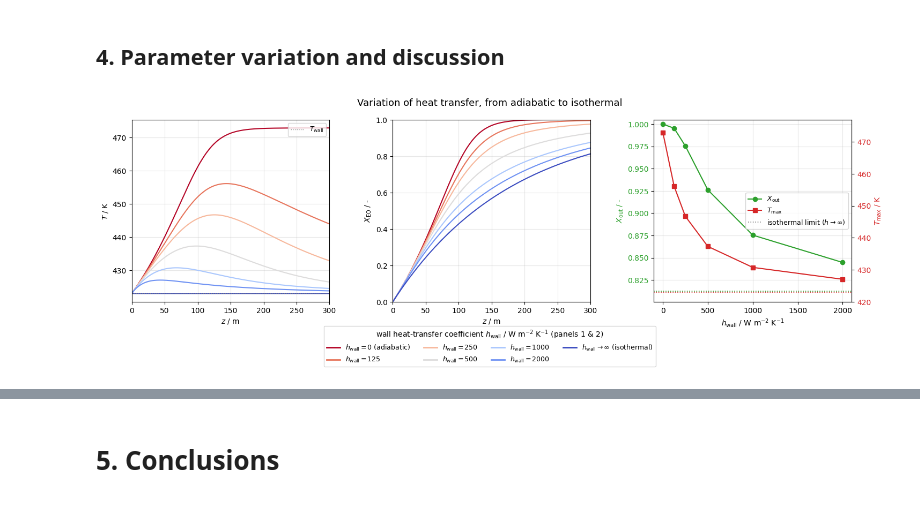
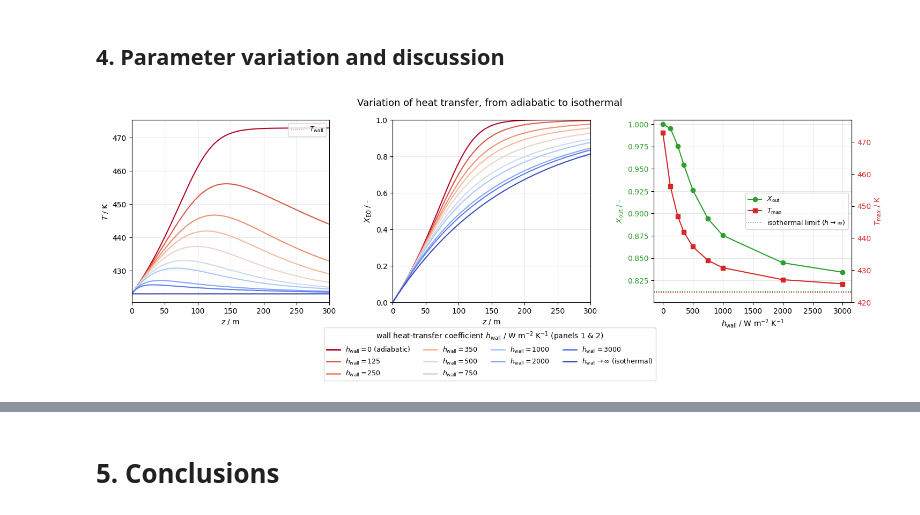
Before and after one commit to PeterSchoenung/CRE3-Assignment-3, a Jupyter notebook: CRT_3_assignment_3_26_Group_5.ipynb, the cells around one changed output, grey strips where cells are left out. Drawn from its saved outputs; the diff is of its cells as text; code cells hidden in the pictures.

Commit message:
Did Parameter Variation

```diff
--- a/CRT_3_assignment_3_26_Group_5.ipynb
+++ b/CRT_3_assignment_3_26_Group_5.ipynb
@@ -188,7 +188,7 @@ def kinetics(T, c_EO):
     return r
 
 
-def PFTR(z, f):
+def PFTR(z, f, h_value = h_W):
     """RHS of the steady-state PFTR ODE system in the axial coordinate z.
 
     State vector f = [c_EO, c_EG, T].
@@ -201,7 +201,7 @@ def PFTR(z, f):
 
     dc_EO_dz = -r / u                        # EO consumed        [mol m^-4]
     dc_EG_dz = +r / u                        # EG formed          [mol m^-4]
-    dT_dz = (-r * dH_R - h_W * (4.0 / d_R) * (T - T_wall)) / (rho * c_p * u)  # [K m^-1]
+    dT_dz = ((-r * dH_R) - (h_value * (4.0 / d_R) * (T - T_wall))) / (rho * c_p * u)  # [K m^-1]
 
     return [dc_EO_dz, dc_EG_dz, dT_dz]
 # %%
@@ -508,8 +509,8 @@ Verification 4 - convergence & solver independence
 #                   inf -> isothermal  (temperature pinned at T_in)
 # Any positive finite value is a polytropic case with that h_wall.
 # The plotting cell adapts automatically to ANY number of cases.
-h_wall_values = [0.0, 125.0, 250.0, 500.0, 1000.0, 2000.0, np.inf]   # [W m^-2 K^-1]
-# h_wall_values = [0.0, 125.0, 250.0, 350.0, 500.0, 750.0, 1000.0, 2000.0, 3000.0, np.inf]   # [W m^-2 K^-1]
+# h_wall_values = [0.0, 125.0, 250.0, 500.0, 1000.0, 2000.0, np.inf]   # [W m^-2 K^-1]
+h_wall_values = [0.0, 125.0, 250.0, 350.0, 500.0, 750.0, 1000.0, 2000.0, 3000.0, np.inf]   # [W m^-2 K^-1]
 
 # Shared axial output grid (same x-axis sampling for every case)
 z_eval = np.linspace(0.0, L, 3001)
@@ -524,21 +525,13 @@ def solve_case(h_wall_value):
     """
     if np.isinf(h_wall_value):
         # isothermal: u dc_EO/dz = -k(T_in) c_EO,  T = T_in = const.
-        sol = integ.solve_ivp(lambda z, c: [-kinetics(T_in, c[0]) / u],
-                              (0.0, L), [c_EO_in],
-                              method="LSODA", t_eval=z_eval, rtol=1e-8, atol=1e-8)
+        sol = integ.solve_ivp(lambda z, c: [-kinetics(T_in, c[0]) / u], (0.0, L), [c_EO_in], method="LSODA", t_eval=z_eval, rtol=1e-8, atol=1e-8)
         c_EO = sol.y[0]
         c_EG = c_EO_in - c_EO                 # from the 1:1 mass balance
         T = np.full_like(z_eval, T_in)        # temperature stays constant
     else:
         # polytropic / adiabatic: full system with the given h_wall
-        def rhs(z, f):
-            c_EO, c_EG, T = f
-            r = kinetics(T, c_EO)
-            dT_dz = (-r * dH_R - h_wall_value * (4.0 / d_R) * (T - T_wall)) / (rho * c_p * u)
-            return [-r / u, +r / u, dT_dz]
-        sol = integ.solve_ivp(rhs, (0.0, L), [c_EO_in, 0.0, T_in],
-                             method="LSODA", t_eval=z_eval, rtol=1e-8, atol=1e-8)
+        sol = integ.solve_ivp(PFTR, (0.0, L), [c_EO_in, 0.0, T_in], method="LSODA", t_eval=z_eval, rtol=1e-8, atol=1e-8, args = (h_wall_value,))
         c_EO, c_EG, T = sol.y
 
     X_EO = 1.0 - c_EO / c_EO_in
@@ -594,34 +587,35 @@ h_fin = np.array(h_fin)[order]; X_out = np.array(X_out)[order]; T_max = np.array
 
 ax3b = ax3.twinx()                                # second y-axis (temperature)
 l1, = ax3.plot(h_fin, X_out, "o-", color="tab:green", label=r"$X_\mathrm{out}$")
 l2, = ax3b.plot(h_fin, T_max, "s-", color="tab:red", label=r"$T_\mathrm{max}$")
 handles = [l1, l2]
 
 if X_iso is not None:                             # draw isothermal limits if present
     ax3.axhline(X_iso, color="tab:green", ls=":", lw=1.2)
     ax3b.axhline(T_iso, color="tab:red", ls=":", lw=1.2)
     ax3.set_ylim(X_iso - 0.012, 1.005)
     ax3b.set_ylim(T_iso - 3, T_max.max() + 4)
-    handles.append(Line2D([0], [0], color="gray", ls=":", lw=1.2,
-                          label=r"isothermal limit ($h\to\infty$)"))
+    handles.append(plt.Line2D([0], [0], color="gray", ls=":", lw=1.2,label=r"isothermal limit ($h\to\infty$)"))
 
 ax3.set_xlabel(r"$h_\mathrm{wall}$ / W m$^{-2}$ K$^{-1}$")
 ax3.set_ylabel(r"$X_\mathrm{out}$ / -", color="tab:green")
 ax3b.set_ylabel(r"$T_\mathrm{max}$ / K", color="tab:red")
 ax3.tick_params(axis="y", labelcolor="tab:green")
 ax3b.tick_params(axis="y", labelcolor="tab:red")
 ax3.grid(alpha=0.3)
 ax3.legend(handles=handles, loc="center right", fontsize=9)
 
 # --- shared, adaptive case legend (panels 1 & 2) below the figure ---
 from matplotlib.lines import Line2D
 case_handles = [Line2D([0], [0], color=col, lw=2, label=case_label(h))
                 for col, h in zip(colors, h_wall_values)]
-fig.legend(handles=case_handles, loc="lower center", bbox_to_anchor=(0.5, -0.035),
+fig.legend(handles=case_handles, loc="lower center", bbox_to_anchor=(0.5, -0.085),
            ncol=min(n_cases, 4), fontsize=9,
            title=r"wall heat-transfer coefficient $h_\mathrm{wall}$ / W m$^{-2}$ K$^{-1}$ (panels 1 & 2)")
 
 fig.suptitle("Variation of heat transfer, from adiabatic to isothermal", fontsize=13)
 fig.subplots_adjust(left=0.055, right=0.95, top=0.90, bottom=0.22, wspace=0.32)
+
+fig.savefig("fig_3_1_hwall_variation.png", dpi=150, bbox_inches="tight")
 # %% [output]
-[figure, old version]
+[figure, new version]
```
Also changed, not shown: parts of 21 cells of this notebook, 11 other files.
